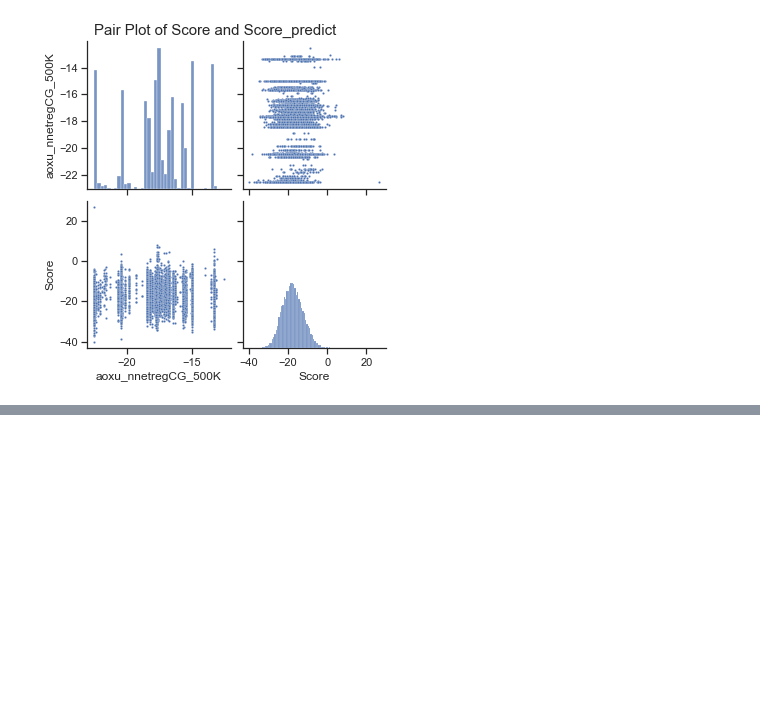
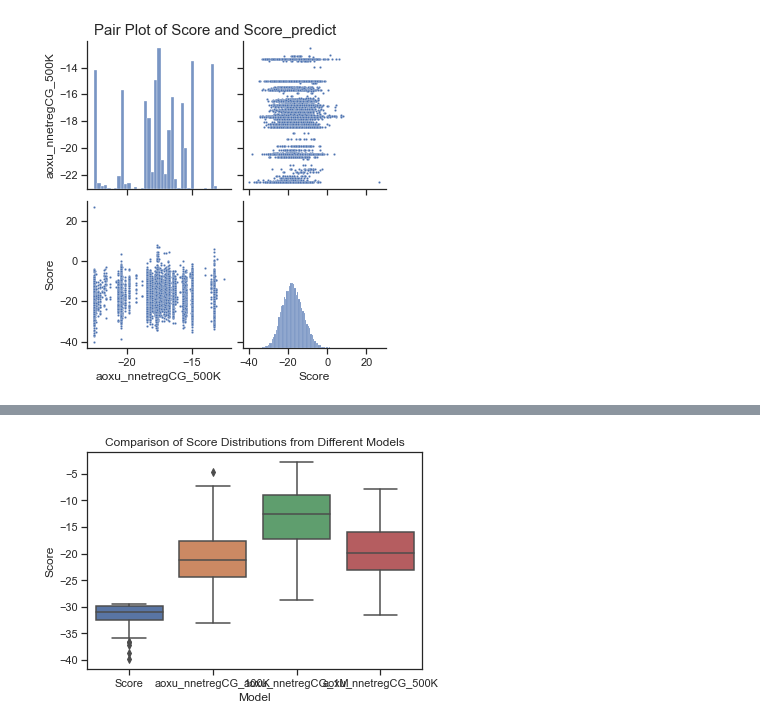
Before and after one commit to AaronXu9/DockingPrediction, a Jupyter notebook: data_processing/aggregate_pred.ipynb, the cells around one changed output, grey strips where cells are left out. Cells and saved outputs as stored; diff of their text form; code cells hidden in the pictures; blank space fills up the shorter version.

```diff
--- a/data_processing/aggregate_pred.ipynb
+++ b/data_processing/aggregate_pred.ipynb
@@ -88,0 +232,8 @@ for column in df_combined.columns[2:]:
+# %%
+sns.boxplot(data=top_score_df)
+plt.xlabel('Model')
+plt.ylabel('Score')
+plt.title('Comparison of Score Distributions from Different Models')
+plt.show()
+# %% [output]
+[figure, added]
```
Also changed, not shown: parts of 13 cells of this notebook, 9 other files.
